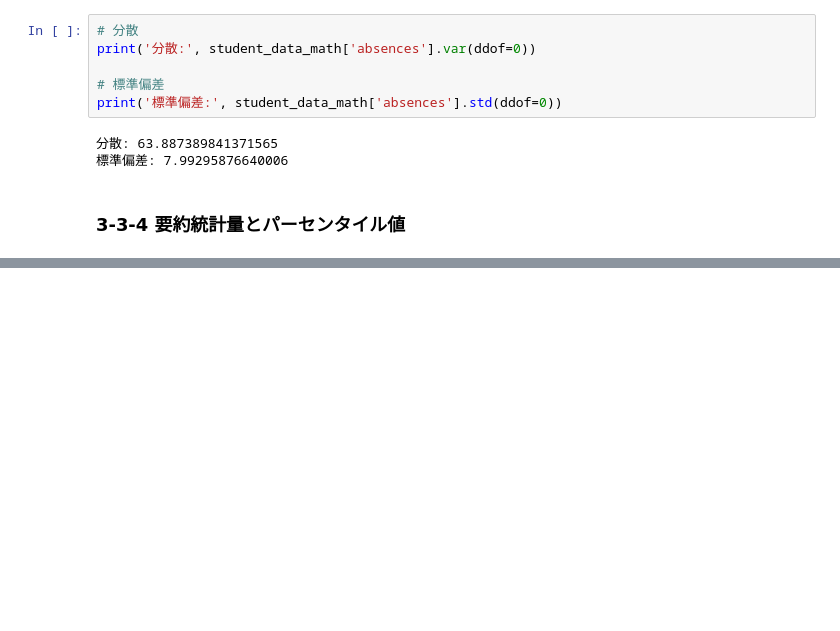
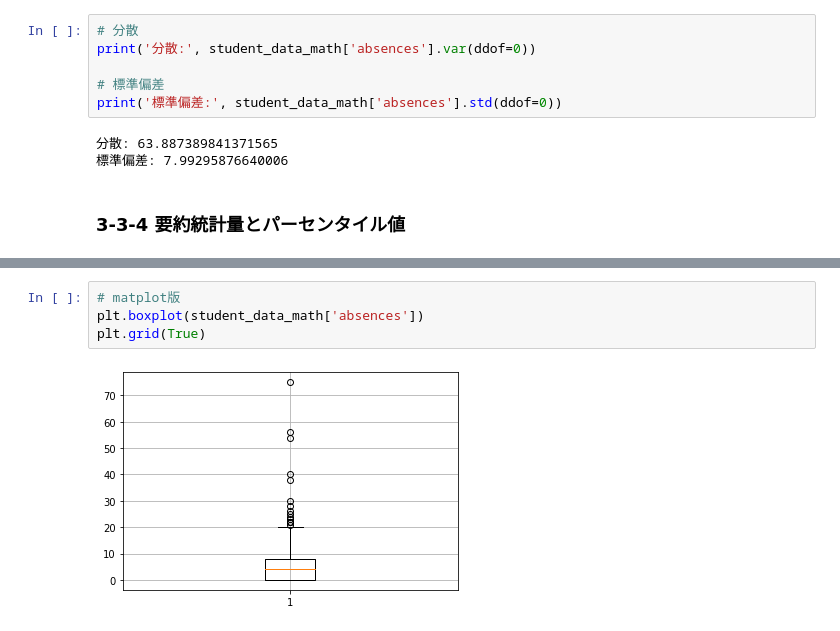
Before and after one commit to kanameg/data_scientist_training_cource, a Jupyter notebook: python/src/ data_scientist_training_chap3.ipynb, the cells around one changed output, grey strips where cells are left out. Saved outputs shown, nothing was run; the diff lists cells and outputs as text; blank space fills up the shorter version.

```diff
--- a/python/src/ data_scientist_training_chap3.ipynb
+++ b/python/src/ data_scientist_training_chap3.ipynb
@@ -131,0 +167,6 @@ print('標準偏差:', student_data_math['absences'].std(ddof=0))
+# %%
+# matplot版
+plt.boxplot(student_data_math['absences'])
+plt.grid(True)
+# %% [output]
+[figure, added]
```
Also changed, not shown: parts of 12 cells of this notebook.
